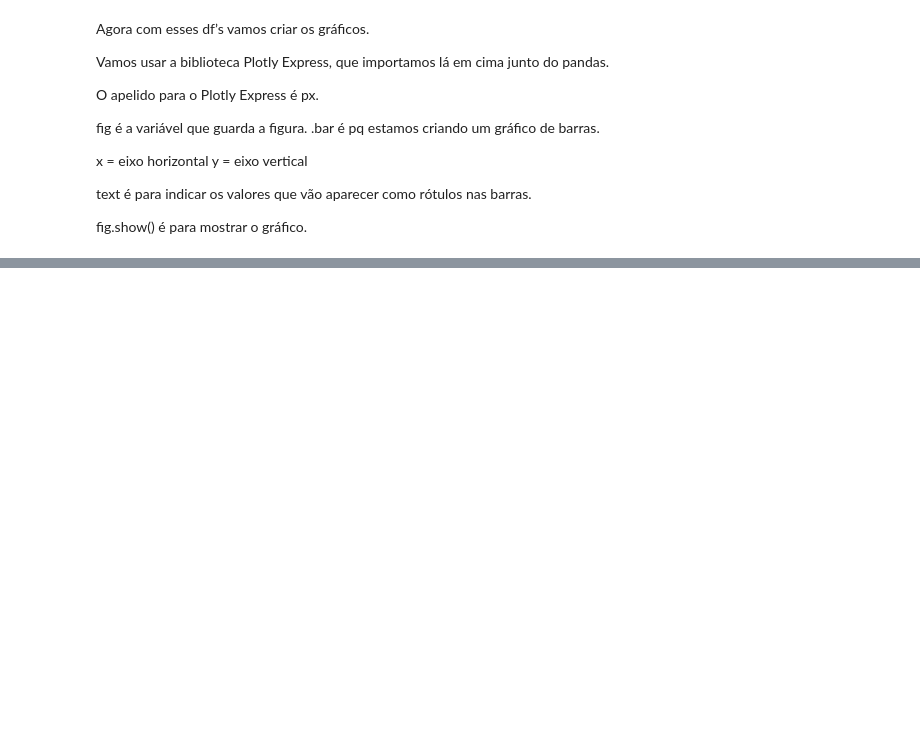
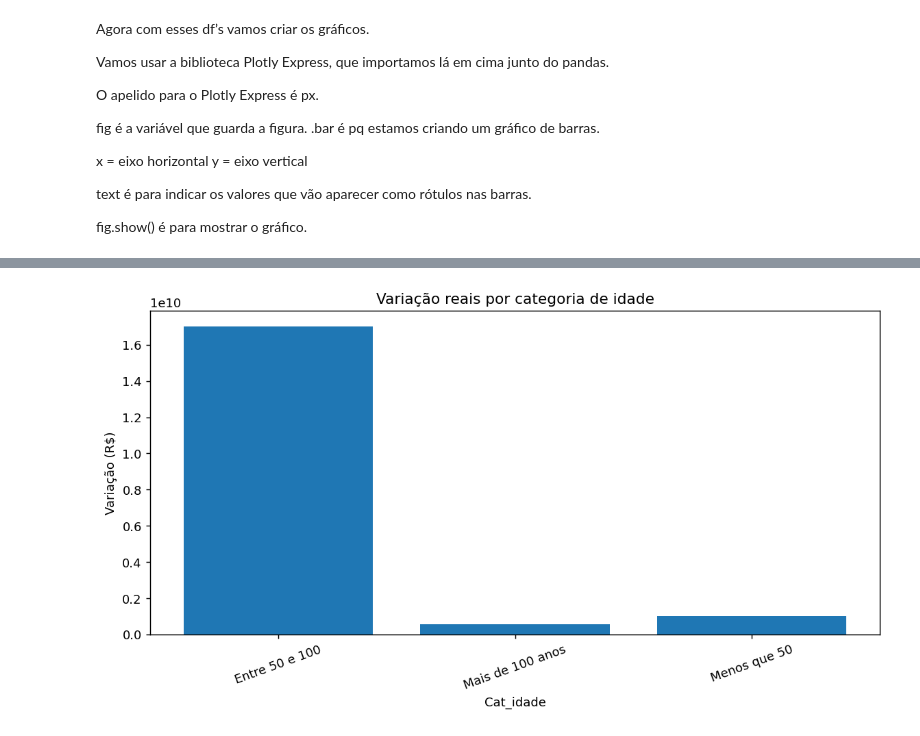
Before and after one commit to BrunaCFerreira/imersao-python-analise-de-dados-alura, a Jupyter notebook: 01_analise_com_pandas.ipynb, the cells around one changed output, grey strips where cells are left out. Saved outputs shown, nothing was run; the diff lists cells and outputs as text; code cells hidden in the pictures; blank space fills up the shorter version.

```diff
--- a/01_analise_com_pandas.ipynb
+++ b/01_analise_com_pandas.ipynb
@@ -448,6 +477,19 @@ fig.show()
 # %%
 df_analise_cat_idade = df_principal.groupby('Cat_idade')['Variacao_rs'].sum().reset_index()
 df_analise_cat_idade
 
 fig = px.bar(df_analise_cat_idade, x='Cat_idade', y='Variacao_rs', text='Variacao_rs', title='Variação Reais por Categoria de Idade')
 fig.show()
+
+# Versão estática para aparecer no GitHub (o Plotly interativo continua acima).
+import matplotlib.pyplot as plt
+fig_estatica, ax = plt.subplots(figsize=(9, 5))
+ax.bar(df_analise_cat_idade['Cat_idade'].astype(str), df_analise_cat_idade['Variacao_rs'])
+ax.set_title('Variação reais por categoria de idade')
+ax.set_xlabel('Cat_idade')
+ax.set_ylabel('Variação (R$)')
+ax.tick_params(axis='x', labelrotation=20)
+fig_estatica.tight_layout()
+plt.show()
+# %% [output]
+[figure, added]
```
Also changed, not shown: parts of 5 cells of this notebook, 1 other file.
